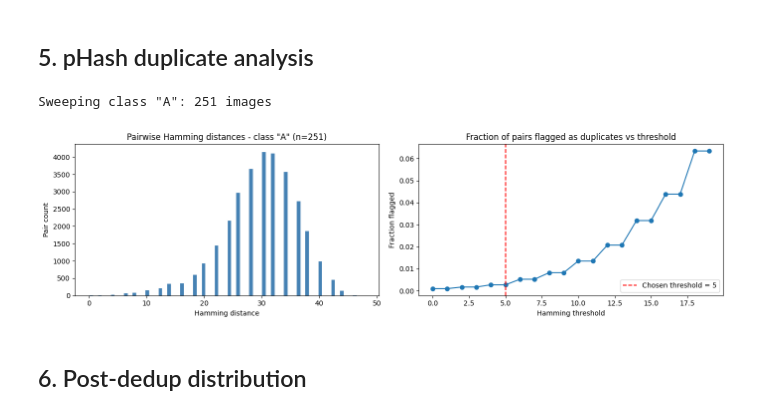
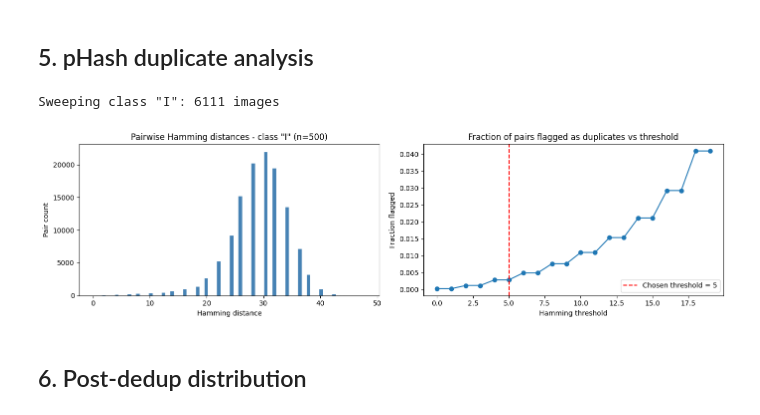
Before and after one commit to Jordixu/DeepLearning-FinalProject, a Jupyter notebook: src/eda.ipynb, the cells around one changed output. Drawn from its saved outputs; the diff is of its cells as text; code cells hidden in the pictures.

```diff
--- a/src/eda.ipynb
+++ b/src/eda.ipynb
@@ -189,7 +190,7 @@ for cls in ['G', 'P']:
 # Threshold sweep on a sample to pick the right Hamming distance cutoff.
 # We sample one class to keep it fast.
 
-SWEEP_CLASS = 'A'
+SWEEP_CLASS = 'I'
 sweep_df = df[df['class_name'] == SWEEP_CLASS].copy()
 print(f'Sweeping class "{SWEEP_CLASS}": {len(sweep_df)} images')
 
@@ -197,35 +198,35 @@ hashes = []
 for path in tqdm(sweep_df['filepath'], desc='pHash'):
     try:
         with Image.open(path) as img:
             hashes.append(imagehash.phash(img, hash_size=8))
     except Exception:
         hashes.append(imagehash.phash(Image.new('RGB', (8,8))))
 
 # Compute all pairwise distances (sample up to 500 for speed)
 n = min(500, len(hashes))
 sub_hashes = hashes[:n]
 distances = []
 for i in range(n):
     for j in range(i+1, n):
         distances.append(sub_hashes[i] - sub_hashes[j])
 
 fig, axes = plt.subplots(1, 2, figsize=(14, 4))
 axes[0].hist(distances, bins=64, color='steelblue', edgecolor='white')
 axes[0].set_title(f'Pairwise Hamming distances - class "{SWEEP_CLASS}" (n={n})')
 axes[0].set_xlabel('Hamming distance'); axes[0].set_ylabel('Pair count')
 
 thresholds = list(range(0, 20))
 dup_fracs = [sum(1 for d in distances if d <= t) / len(distances) for t in thresholds]
 axes[1].plot(thresholds, dup_fracs, marker='o')
 axes[1].axvline(5, color='red', linestyle='--', label='Chosen threshold = 5')
 axes[1].set_title('Fraction of pairs flagged as duplicates vs threshold')
 axes[1].set_xlabel('Hamming threshold'); axes[1].set_ylabel('Fraction flagged')
 axes[1].legend()
 plt.tight_layout()
 plt.show()
 # %% [output]
-Sweeping class "A": 251 images
+Sweeping class "I": 6111 images
-[figure, old version]
+[figure, new version]
 # %% [markdown]
 ## 6. Post-dedup distribution
 # %%
```
Also changed, not shown: parts of 2 cells of this notebook, 5 other files.
